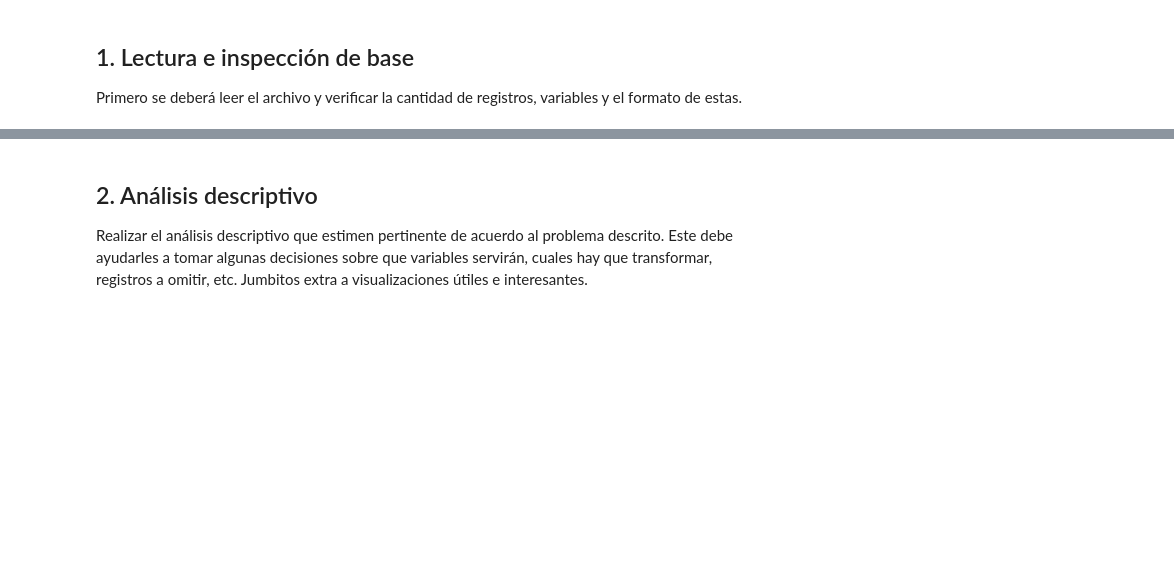
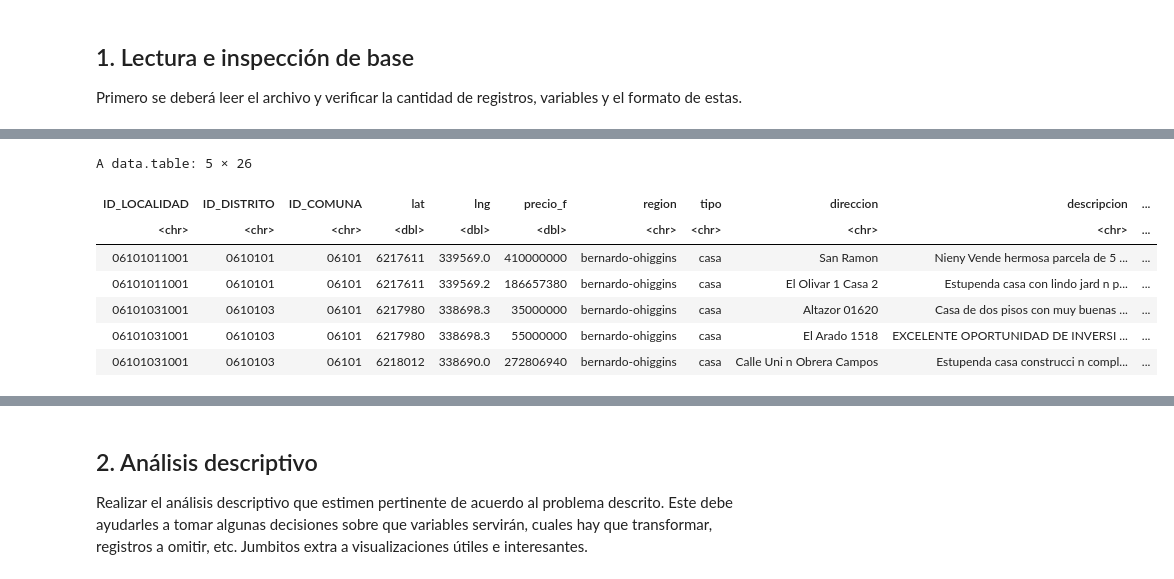
Before and after one commit to catalinavillamil/prueba_r, a Jupyter notebook: Prueba R.ipynb, the cells around one changed output, grey strips where cells are left out. Cells and saved outputs as stored; diff of their text form; code cells hidden in the pictures; blank space fills up the shorter version.

```diff
--- a/Prueba R.ipynb
+++ b/Prueba R.ipynb
@@ -41,0 +79,11 @@ Primero se deberá leer el archivo y verificar la cantidad de registros, variabl
+# %%
+head(datos, 5)
+# %% [output]
+A data.table: 5 × 26
+| ID_LOCALIDAD | ID_DISTRITO | ID_COMUNA | lat | lng | precio_f | region | tipo | direccion | descripcion | ... |
+| <chr> | <chr> | <chr> | <dbl> | <dbl> | <dbl> | <chr> | <chr> | <chr> | <chr> | ... |
+| 06101011001 | 0610101 | 06101 | 6217611 | 339569.0 | 410000000 | bernardo-ohiggins | casa | San Ramon | Nieny Vende hermosa parcela de 5 ... | ... |
+| 06101011001 | 0610101 | 06101 | 6217611 | 339569.2 | 186657380 | bernardo-ohiggins | casa | El Olivar 1 Casa 2 | Estupenda casa con lindo jard n p... | ... |
+| 06101031001 | 0610103 | 06101 | 6217980 | 338698.3 | 35000000 | bernardo-ohiggins | casa | Altazor 01620 | Casa de dos pisos con muy buenas ... | ... |
+| 06101031001 | 0610103 | 06101 | 6217980 | 338698.3 | 55000000 | bernardo-ohiggins | casa | El Arado 1518 | EXCELENTE OPORTUNIDAD DE INVERSI ... | ... |
+| 06101031001 | 0610103 | 06101 | 6218012 | 338690.0 | 272806940 | bernardo-ohiggins | casa | Calle Uni n Obrera Campos | Estupenda casa construcci n compl... | ... |
```
Also changed, not shown: parts of 9 cells of this notebook.
